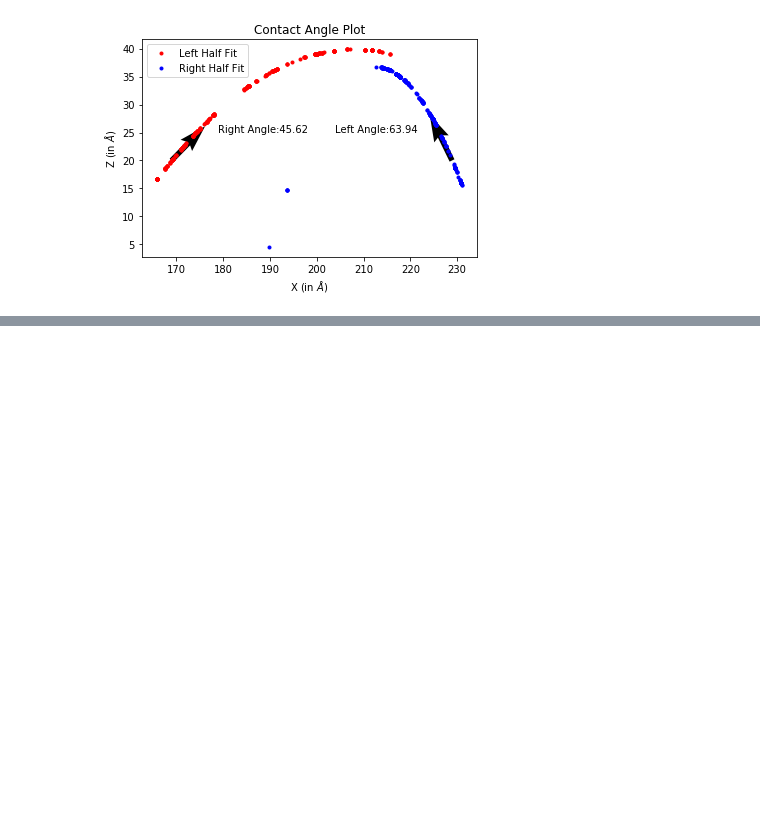
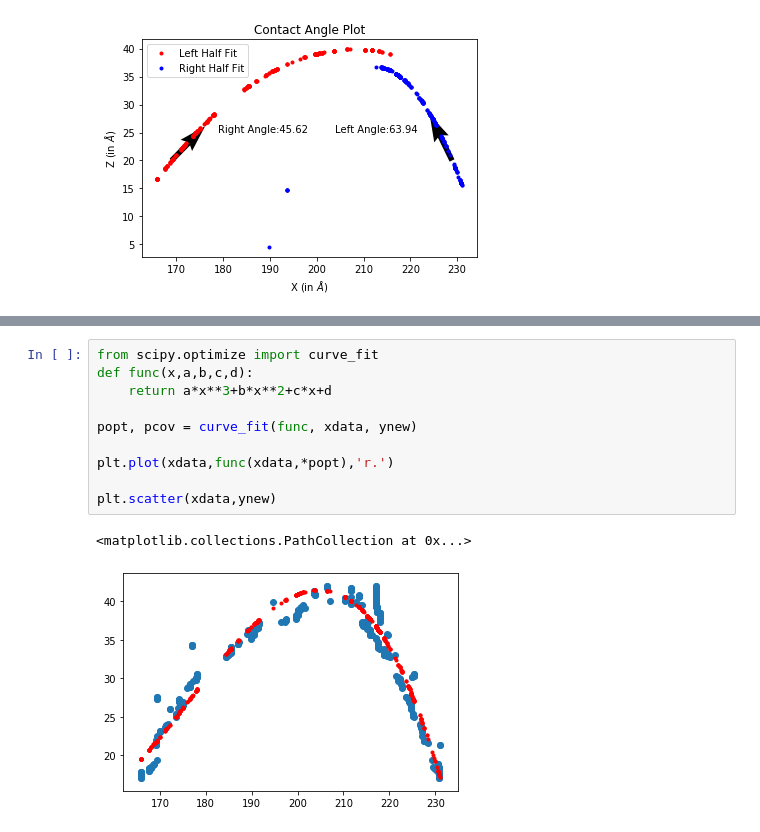
Before and after one commit to Oscuro-Phoenix/MD_Drop_Utils, a Jupyter notebook: Droplet_MD_Util.ipynb, the cells around one changed output, grey strips where cells are left out. Saved outputs shown, nothing was run; the diff lists cells and outputs as text; blank space fills up the shorter version.

```diff
--- a/Droplet_MD_Util.ipynb
+++ b/Droplet_MD_Util.ipynb
@@ -264,0 +290,13 @@ Text(203.91971985862875, 25, 'Left Angle:63.94')
+# %%
+from scipy.optimize import curve_fit
+def func(x,a,b,c,d):
+    return a*x**3+b*x**2+c*x+d
+
+popt, pcov = curve_fit(func, xdata, ynew)
+
+plt.plot(xdata,func(xdata,*popt),'r.')
+
+plt.scatter(xdata,ynew)
+# %% [output]
+<matplotlib.collections.PathCollection at 0x...>
+[figure, added]
```
Also changed, not shown: parts of 8 cells of this notebook.
